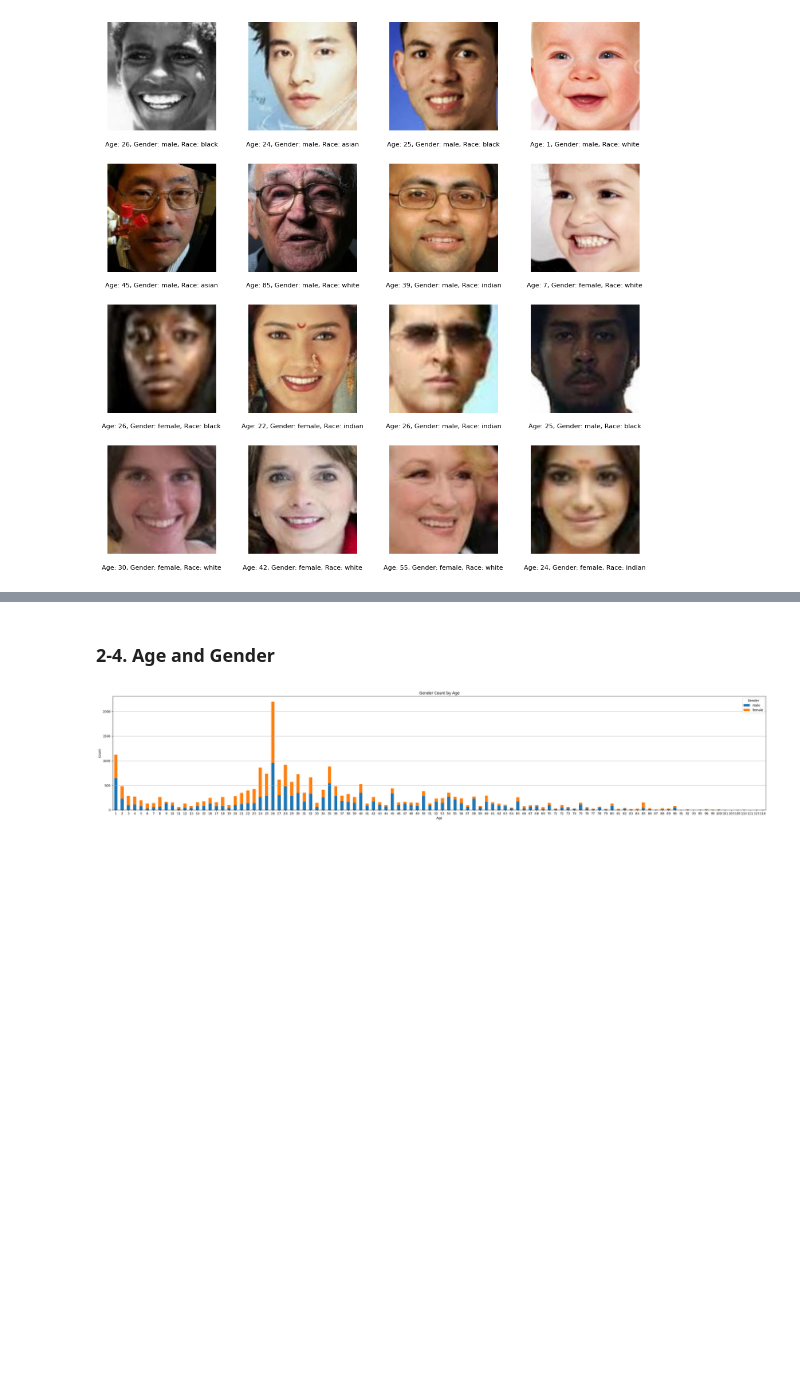
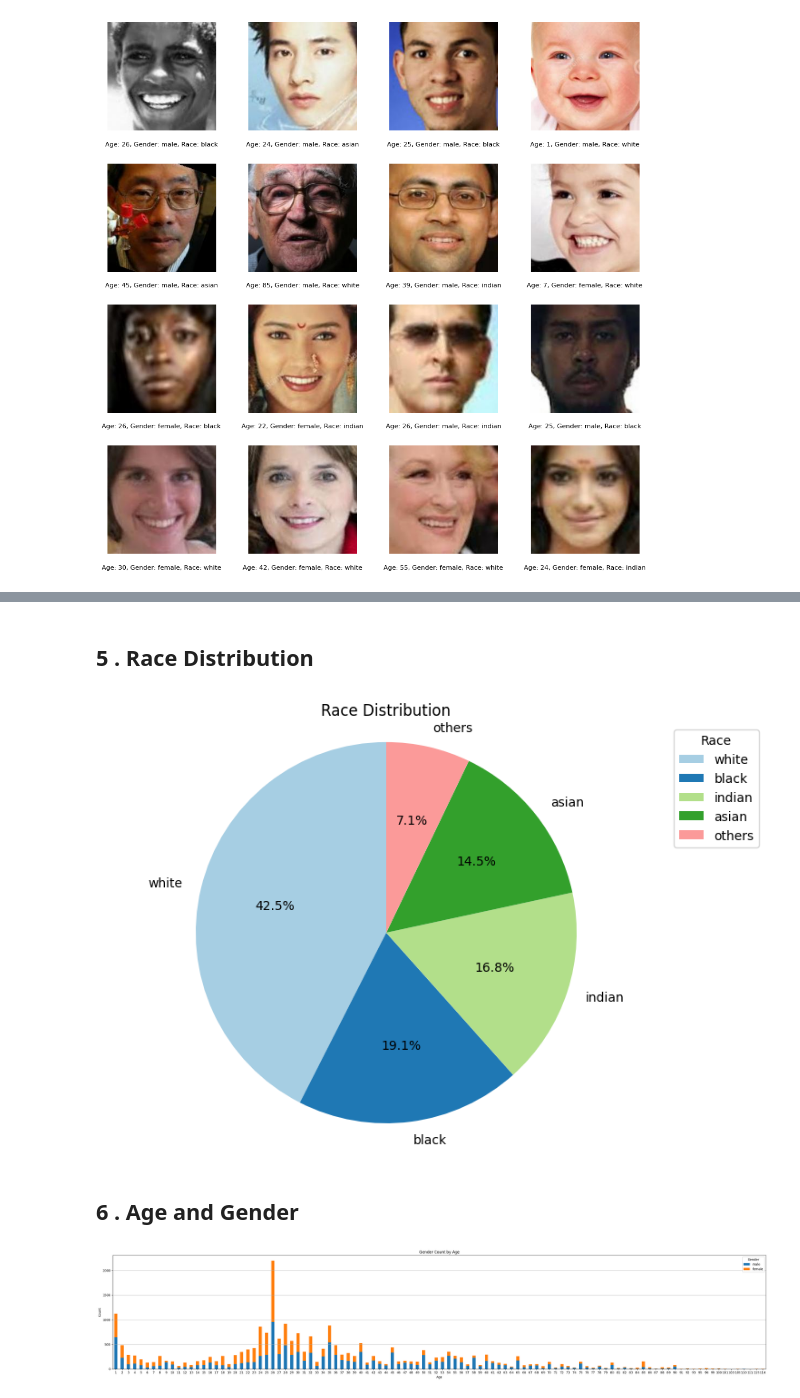
Before and after one commit to DongwooYoon/CNN-based-Age-and-Gender-Prediction, a Jupyter notebook: Data Analysis.ipynb, the cells around one changed output, grey strips where cells are left out. Saved outputs shown, nothing was run; the diff lists cells and outputs as text; code cells hidden in the pictures; blank space fills up the shorter version.

```diff
--- a/Data Analysis.ipynb
+++ b/Data Analysis.ipynb
@@ -154,5 +163,29 @@ plt.show()
+# %% [markdown]
+## 5 . Race Distribution
+# %%
+# Calculate the race distribution in the dataframe
+race_counts = df['race'].value_counts()
+
+# Visualize the race distribution as a pie chart
+plt.figure(figsize=(8, 6))
+plt.pie(
+    race_counts,
+    labels=race_counts.index,
+    autopct='%1.1f%%',
+    startangle=90,
+    colors=plt.cm.Paired.colors[:len(race_counts)]
+)
+
+# Add a legend outside the chart
+plt.legend(race_counts.index, title="Race", loc="upper left", bbox_to_anchor=(1, 1))
+
+plt.title('Race Distribution')
+plt.axis('equal')  # Equal aspect ratio ensures that pie is drawn as a circle
+plt.show()
+# %% [output]
+[figure, added]
 # %% [markdown]
-### 2-4. Age and Gender
+## 6 . Age and Gender
 # %%
 # Count the number of males and females by age
 age_gender_counts = df.groupby(['age', 'gender']).size().unstack(fill_value=0)
```
Also changed, not shown: parts of 15 cells of this notebook.
